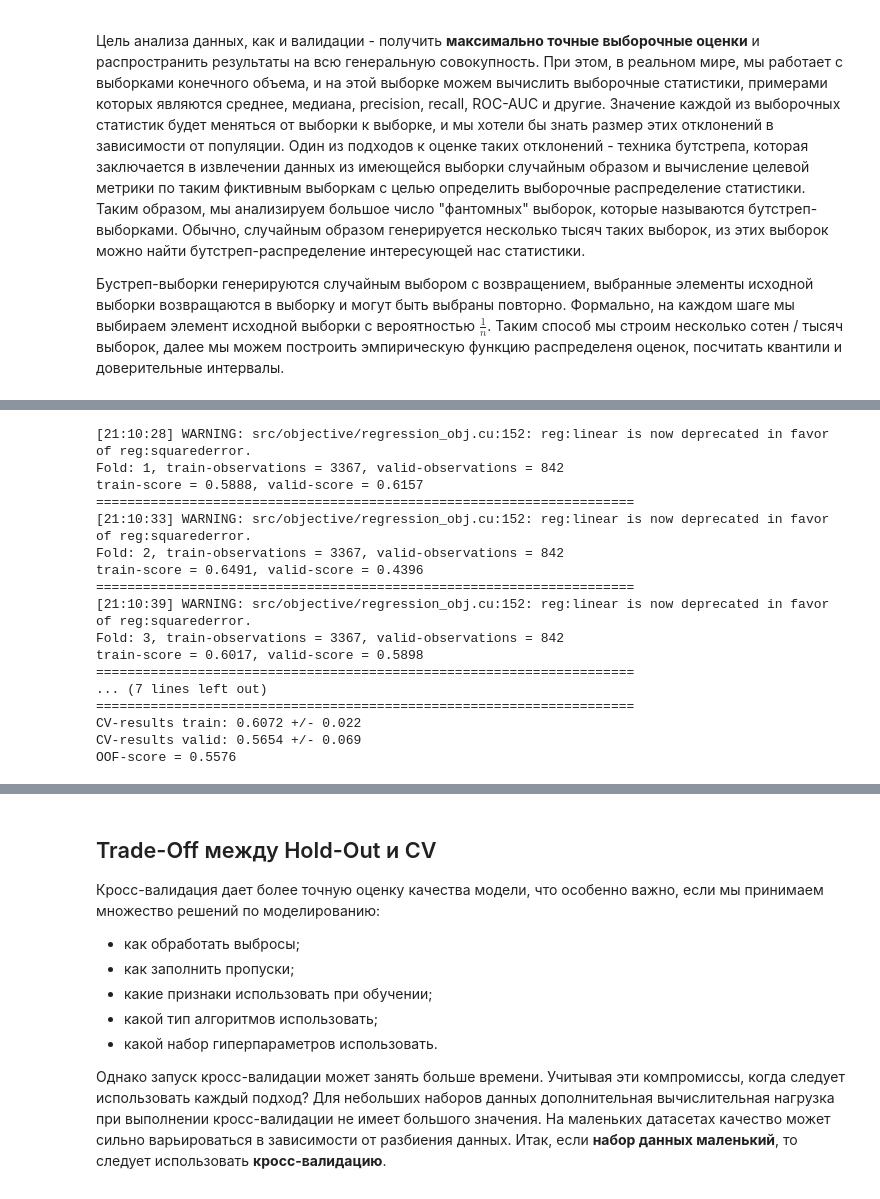
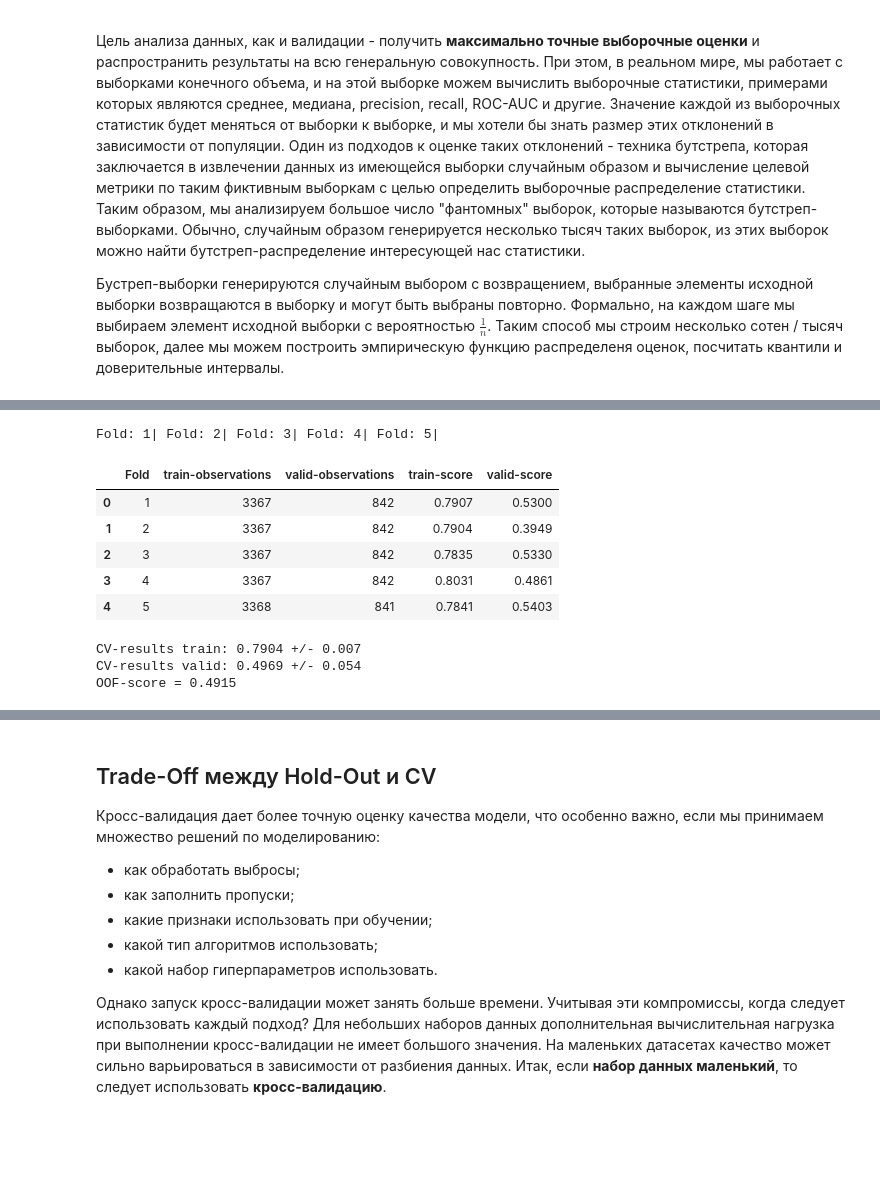
Before and after one commit to koryagin2006/GB_course_Sports_data_analysis, a Jupyter notebook: webinar_3 Validation.ipynb, the cells around one changed output, grey strips where cells are left out. Cells and saved outputs as stored; diff of their text form; code cells hidden in the pictures; blank space fills up the shorter version.

```diff
--- a/webinar_3 Validation.ipynb
+++ b/webinar_3 Validation.ipynb
@@ -63,12 +65,8 @@ data.head(n=2)
 
 <img src="./images/web2_holdout_2sample.png" width=600 height=300 />
 # %%
-x_train, x_test = train_test_split(
-    data.drop(["ID", "y"], axis=1), train_size=0.75, shuffle=True, random_state=1,
-)
-y_train, y_test = train_test_split(
-    data["y"], train_size=0.75, shuffle=True, random_state=1,
-)
+x_train, x_test = train_test_split(data.drop(["ID", "y"], axis=1), train_size=0.75, shuffle=True, random_state=1)
+y_train, y_test = train_test_split(data["y"], train_size=0.75, shuffle=True, random_state=1)
 # %%
 numerical_features = x_train.select_dtypes(exclude=["object"])
 numerical_features = numerical_features.columns.tolist()
@@ -362,6 +337,7 @@ def make_cross_validation(X: pd.DataFrame,
     """
     estimators, fold_train_scores, fold_valid_scores = [], [], []
     oof_predictions = np.zeros(X.shape[0])
+    results = []
 
     for fold_number, (train_idx, valid_idx) in enumerate(cv_strategy.split(X, y)):
         x_train, x_valid = X.loc[train_idx], X.loc[valid_idx]
@@ -375,46 +351,51 @@ def make_cross_validation(X: pd.DataFrame,
         fold_valid_scores.append(metric(y_valid, y_valid_pred))
         oof_predictions[valid_idx] = y_valid_pred
 
-        msg = (
-            f"Fold: {fold_number+1}, train-observations = {len(train_idx)}, "
-            f"valid-observations = {len(valid_idx)}\n"
-            f"train-score = {round(fold_train_scores[fold_number], 4)}, "
-            f"valid-score = {round(fold_valid_scores[fold_number], 4)}"
-        )
-        print(msg)
-        print("="*69)
+#         msg = (f"Fold: {fold_number+1}, train-observations = {len(train_idx)}, "
+#                f"valid-observations = {len(valid_idx)}\n"
+#                f"train-score = {round(fold_train_scores[fold_number], 4)}, "
+#                f"valid-score = {round(fold_valid_scores[fold_number], 4)}")
+#         print(msg)
+#         print("="*69)
+        print(f"Fold: {fold_number+1}", end='| ')
+        results.append(
+            [
+                fold_number+1, len(train_idx), len(valid_idx),
+                round(fold_train_scores[fold_number], 4),
+                round(fold_valid_scores[fold_number], 4)
+            ])
         estimators.append(estimator)
 
     oof_score = metric(y, oof_predictions)
+
+    display(pd.DataFrame(results, columns=['Fold', 'train-observations', 'valid-observations',
+                                           'train-score', 'valid-score']))
+
     print(f"CV-results train: {round(np.mean(fold_train_scores), 4)} +/- {round(np.std(fold_train_scores), 3)}")
     print(f"CV-results valid: {round(np.mean(fold_valid_scores), 4)} +/- {round(np.std(fold_valid_scores), 3)}")
     print(f"OOF-score = {round(oof_score, 4)}")
 
-    return estimators, oof_score, fold_train_scores, fold_valid_scores, oof_predictions
+
+
+    return estimators, oof_score, fold_train_scores, fold_valid_scores, oof_predictions, results
 # %%
 cv_strategy = KFold(n_splits=5, random_state=1)
 
-estimators, oof_score, fold_train_scores, fold_valid_scores, oof_predictions = make_cross_validation(
-    data[numerical_features], data["y"], model, metric=r2_score, cv_strategy=cv_strategy
-)
+estimators, oof_score, fold_train_scores, fold_valid_scores, oof_predictions, results = make_cross_validation(
+    data[numerical_features], data["y"],
+    model, metric=r2_score,
+    cv_strategy=cv_strategy)
 # %% [output]
-[21:10:28] WARNING: src/objective/regression_obj.cu:152: reg:linear is now deprecated in favor of reg:squarederror.
-Fold: 1, train-observations = 3367, valid-observations = 842
-train-score = 0.5888, valid-score = 0.6157
-=====================================================================
-[21:10:33] WARNING: src/objective/regression_obj.cu:152: reg:linear is now deprecated in favor of reg:squarederror.
-Fold: 2, train-observations = 3367, valid-observations = 842
-train-score = 0.6491, valid-score = 0.4396
-=====================================================================
-[21:10:39] WARNING: src/objective/regression_obj.cu:152: reg:linear is now deprecated in favor of reg:squarederror.
-Fold: 3, train-observations = 3367, valid-observations = 842
-train-score = 0.6017, valid-score = 0.5898
-=====================================================================
-... (7 lines left out)
-=====================================================================
-CV-results train: 0.6072 +/- 0.022
-CV-results valid: 0.5654 +/- 0.069
-OOF-score = 0.5576
+Fold: 1| Fold: 2| Fold: 3| Fold: 4| Fold: 5|
+|  | Fold | train-observations | valid-observations | train-score | valid-score |
+| 0 | 1 | 3367 | 842 | 0.7907 | 0.5300 |
+| 1 | 2 | 3367 | 842 | 0.7904 | 0.3949 |
+| 2 | 3 | 3367 | 842 | 0.7835 | 0.5330 |
+| 3 | 4 | 3367 | 842 | 0.8031 | 0.4861 |
+| 4 | 5 | 3368 | 841 | 0.7841 | 0.5403 |
+CV-results train: 0.7904 +/- 0.007
+CV-results valid: 0.4969 +/- 0.054
+OOF-score = 0.4915
 # %% [markdown]
 ## Stratified KFold валидация
 
```
Also changed, not shown: parts of 31 cells of this notebook.
